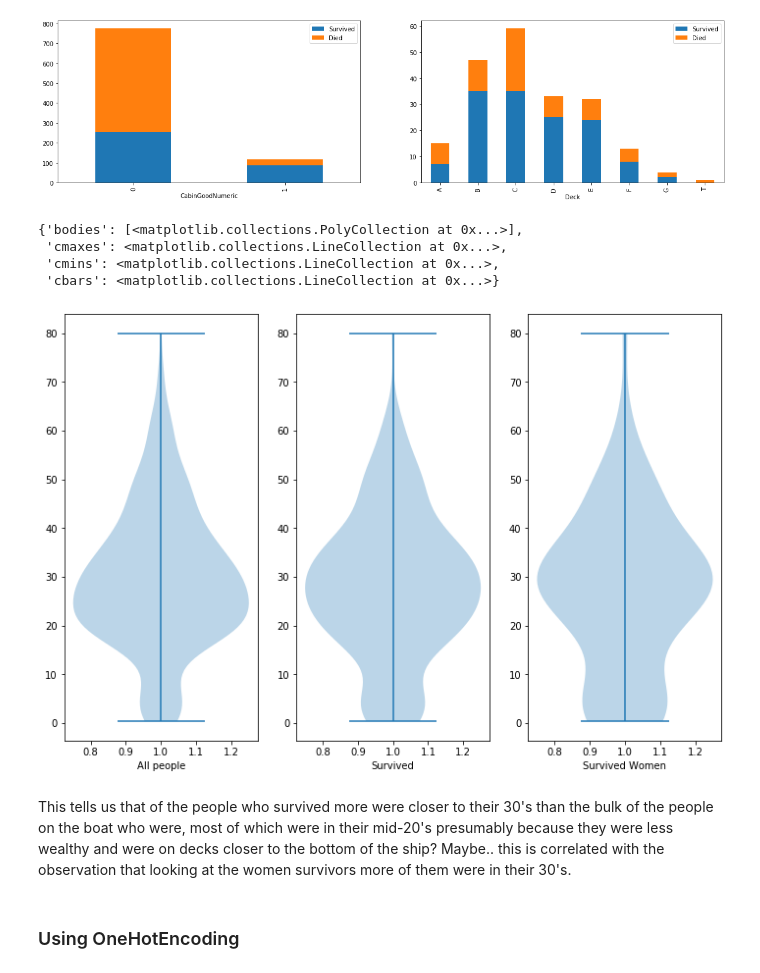
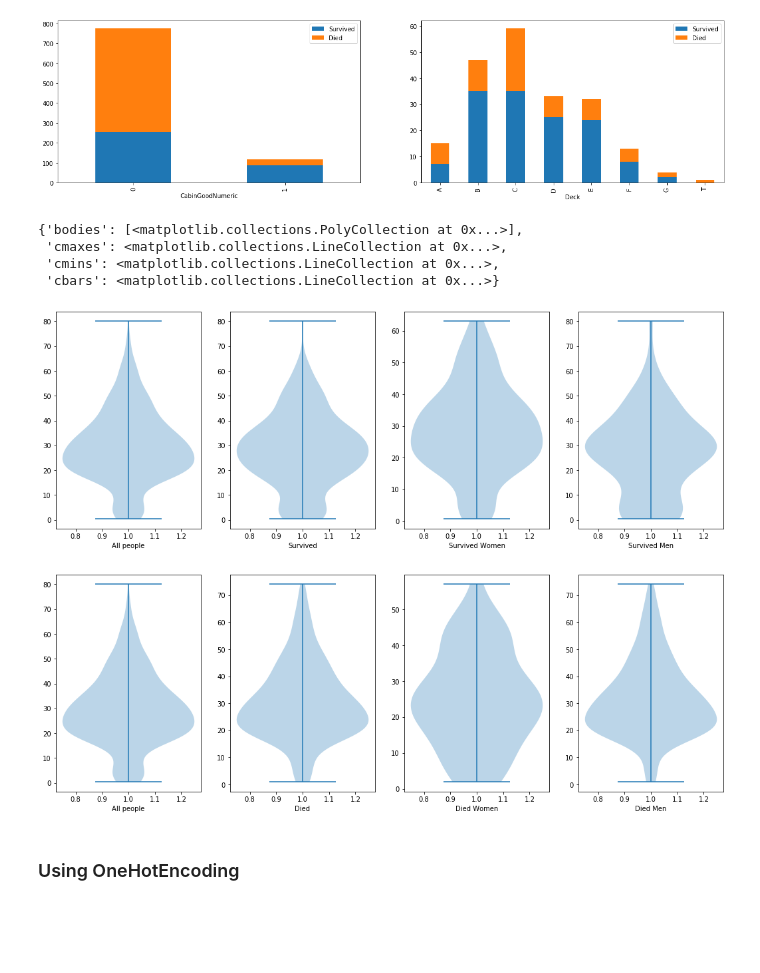
Before and after one commit to osofariu/titanic, a Jupyter notebook: titanic_kernel_ovi.ipynb, the cells around one changed output. Saved outputs shown, nothing was run; the diff lists cells and outputs as text; code cells hidden in the pictures; blank space fills up the shorter version.

Commit message:
simplified encoding, added more violins

```diff
--- a/titanic_kernel_ovi.ipynb
+++ b/titanic_kernel_ovi.ipynb
@@ -231,23 +230,33 @@ t_train_orig[t_train_orig['Deck'] != 'U'].groupby('Deck').agg('sum')[['Survived'
 <matplotlib.axes._subplots.AxesSubplot at 0x...>
 [figure]
 # %%
-#plt.style.use('fivethirtyeight') # using the fivethirtyeight matplotlib theme
-f, ax = plt.subplots(1, 3, sharex='col', figsize=(12,8))
+f, ax = plt.subplots(1, 4, sharex='col', figsize=(18,6))
 age_data = t_train[['Age', 'SexNumeric', 'Survived']].dropna()
 ax[0].set_xlabel('All people')
 ax[0].violinplot(dataset=age_data['Age'])
 ax[1].set_xlabel('Survived')
 ax[1].violinplot(dataset=age_data[age_data['Survived'] == 1]['Age'])
 ax[2].set_xlabel('Survived Women')
-ax[2].violinplot(dataset=age_data[(age_data['Survived'] == 1) & (age_data['SexNumeric'] == 0)]['Age'])
+ax[2].violinplot(dataset=age_data[(age_data['Survived'] == 1) & (age_data['SexNumeric'] == 1)]['Age'])
+ax[3].set_xlabel('Survived Men')
+ax[3].violinplot(dataset=age_data[(age_data['Survived'] == 1) & (age_data['SexNumeric'] == 0)]['Age'])
+
+f2, ax2 = plt.subplots(1, 4, sharex='col', figsize=(18,6))
+ax2[0].set_xlabel('All people')
+ax2[0].violinplot(dataset=age_data['Age'])
+ax2[1].set_xlabel('Died')
+ax2[1].violinplot(dataset=age_data[age_data['Survived'] == 0]['Age'])
+ax2[2].set_xlabel('Died Women')
+ax2[2].violinplot(dataset=age_data[(age_data['Survived'] == 0) & (age_data['SexNumeric'] == 1)]['Age'])
+ax2[3].set_xlabel('Died Men')
+ax2[3].violinplot(dataset=age_data[(age_data['Survived'] == 0) & (age_data['SexNumeric'] == 0)]['Age'])
 # %% [output]
 {'bodies': [<matplotlib.collections.PolyCollection at 0x...>],
  'cmaxes': <matplotlib.collections.LineCollection at 0x...>,
  'cmins': <matplotlib.collections.LineCollection at 0x...>,
  'cbars': <matplotlib.collections.LineCollection at 0x...>}
-[figure, old version]
+[figure, new version]
+[figure, added]
-# %% [markdown]
-This tells us that of the people who survived more were closer to their 30's than the bulk of the people on the boat who were, most of which were in their mid-20's presumably because they were less wealthy and were on decks closer to the bottom of the ship?  Maybe.. this is correlated with the observation that looking at the women survivors more of them were in their 30's.
 # %% [markdown]
 ### Using OneHotEncoding
 # %%
```
Also changed, not shown: parts of 7 cells of this notebook.
